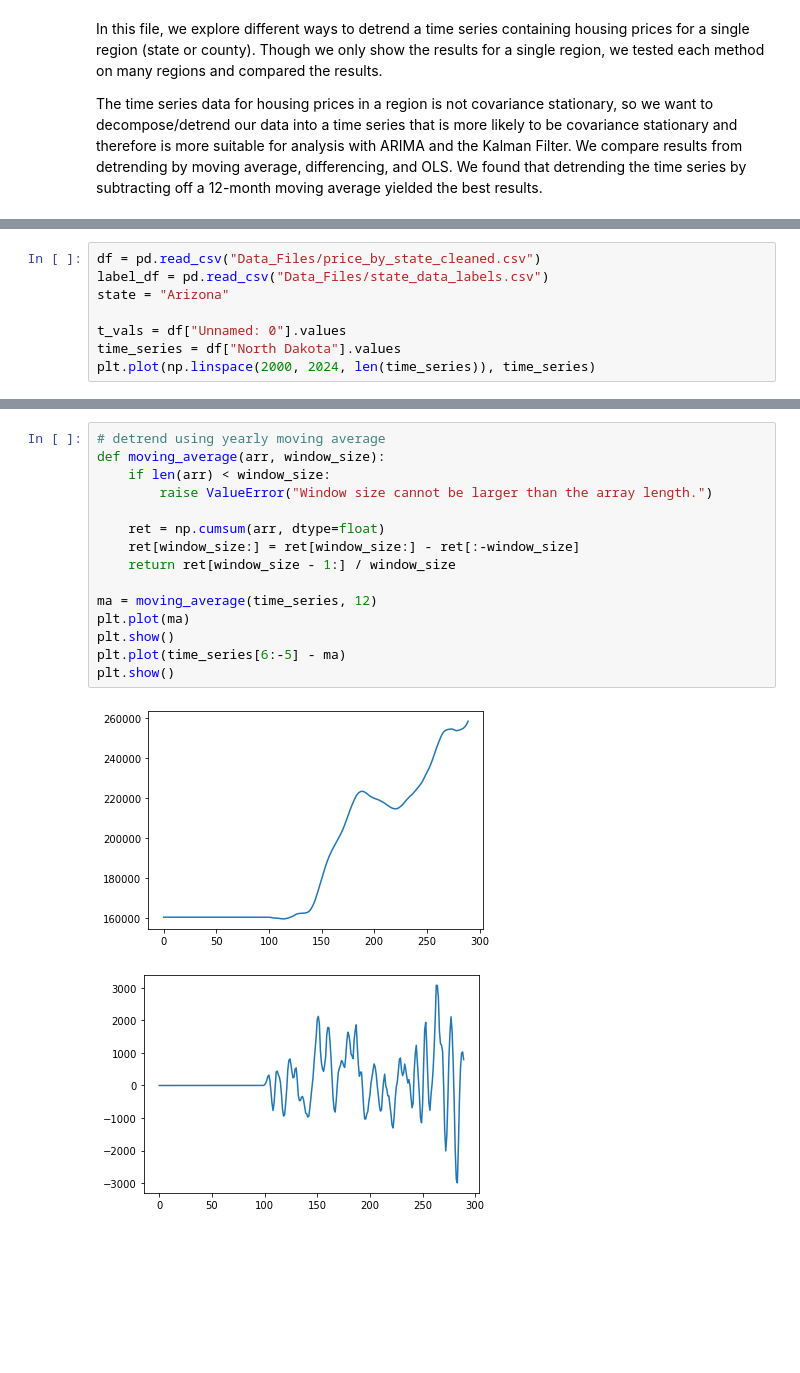
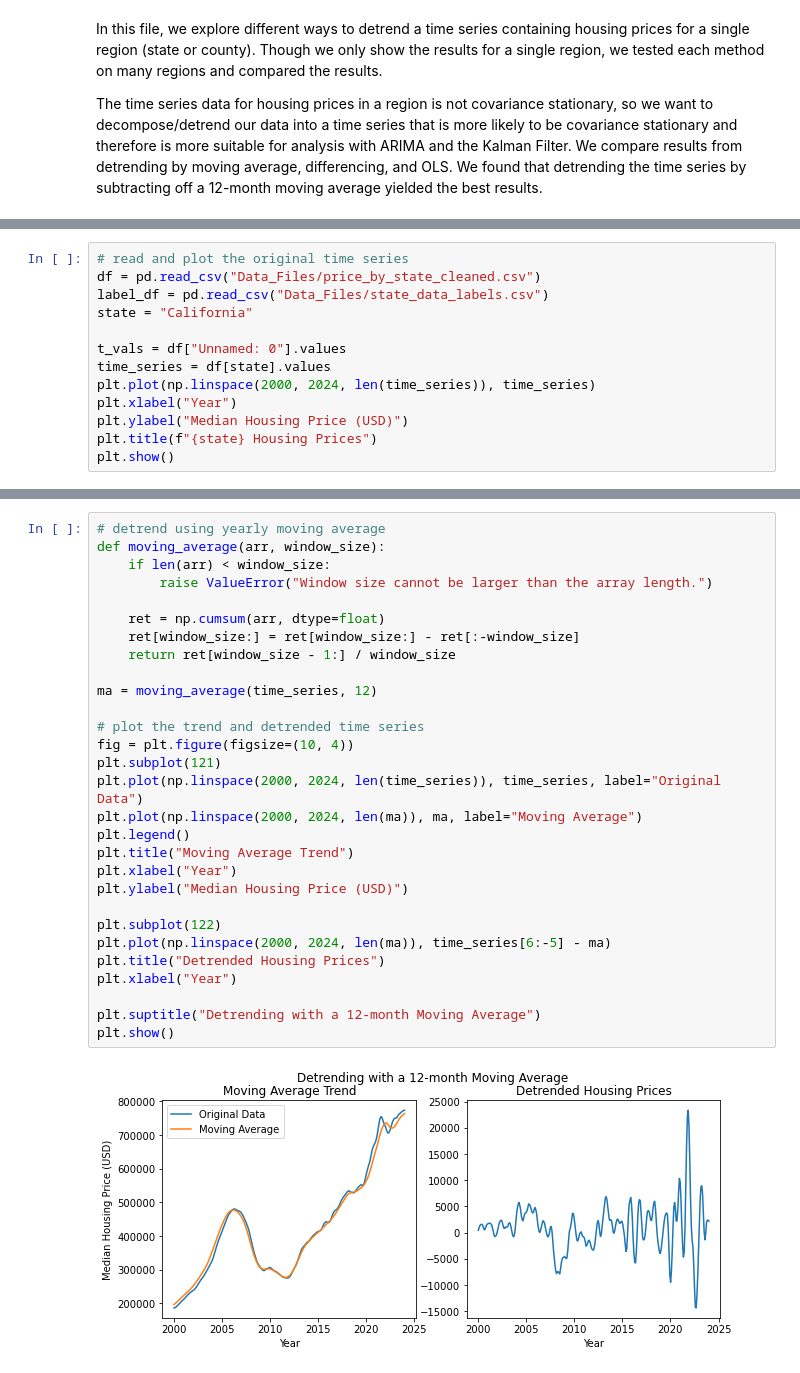
Before and after one commit to jpatrickb/vol3_housing_project, a Jupyter notebook: detrending.ipynb, the cells around one changed output, grey strips where cells are left out. Drawn from its saved outputs; the diff is of its cells as text; blank space fills up the shorter version.

Commit message:
cleaned up detrending file

```diff
--- a/detrending.ipynb
+++ b/detrending.ipynb
@@ -28,11 +29,16 @@ def detrend(time_series):
     ma = _moving_average(time_series)
     return time_series - ma
 # %%
+# read and plot the original time series
 df = pd.read_csv("Data_Files/price_by_state_cleaned.csv")
 label_df = pd.read_csv("Data_Files/state_data_labels.csv")
-state = "Arizona"
+state = "California"
 
 t_vals = df["Unnamed: 0"].values
-time_series = df["North Dakota"].values
+time_series = df[state].values
 plt.plot(np.linspace(2000, 2024, len(time_series)), time_series)
+plt.xlabel("Year")
+plt.ylabel("Median Housing Price (USD)")
+plt.title(f"{state} Housing Prices")
+plt.show()
 # %% [output]
@@ -41,21 +46,34 @@ plt.plot(np.linspace(2000, 2024, len(time_series)), time_series)
 # %%
 # detrend using yearly moving average
 def moving_average(arr, window_size):
     if len(arr) < window_size:
         raise ValueError("Window size cannot be larger than the array length.")
 
     ret = np.cumsum(arr, dtype=float)
     ret[window_size:] = ret[window_size:] - ret[:-window_size]
     return ret[window_size - 1:] / window_size
 
 ma = moving_average(time_series, 12)
-plt.plot(ma)
+
+# plot the trend and detrended time series
+fig = plt.figure(figsize=(10, 4))
+plt.subplot(121)
+plt.plot(np.linspace(2000, 2024, len(time_series)), time_series, label="Original Data")
+plt.plot(np.linspace(2000, 2024, len(ma)), ma, label="Moving Average")
+plt.legend()
+plt.title("Moving Average Trend")
+plt.xlabel("Year")
+plt.ylabel("Median Housing Price (USD)")
+
+plt.subplot(122)
+plt.plot(np.linspace(2000, 2024, len(ma)), time_series[6:-5] - ma)
+plt.title("Detrended Housing Prices")
+plt.xlabel("Year")
+
+plt.suptitle("Detrending with a 12-month Moving Average")
 plt.show()
-plt.plot(time_series[6:-5] - ma)
-plt.show()
 # %% [output]
-[figure, old version]
+[figure, new version]
-[figure, removed]
 # %%
 # detrend by differencing
 difference = np.diff(time_series)
```
Also changed, not shown: parts of 4 cells of this notebook.
